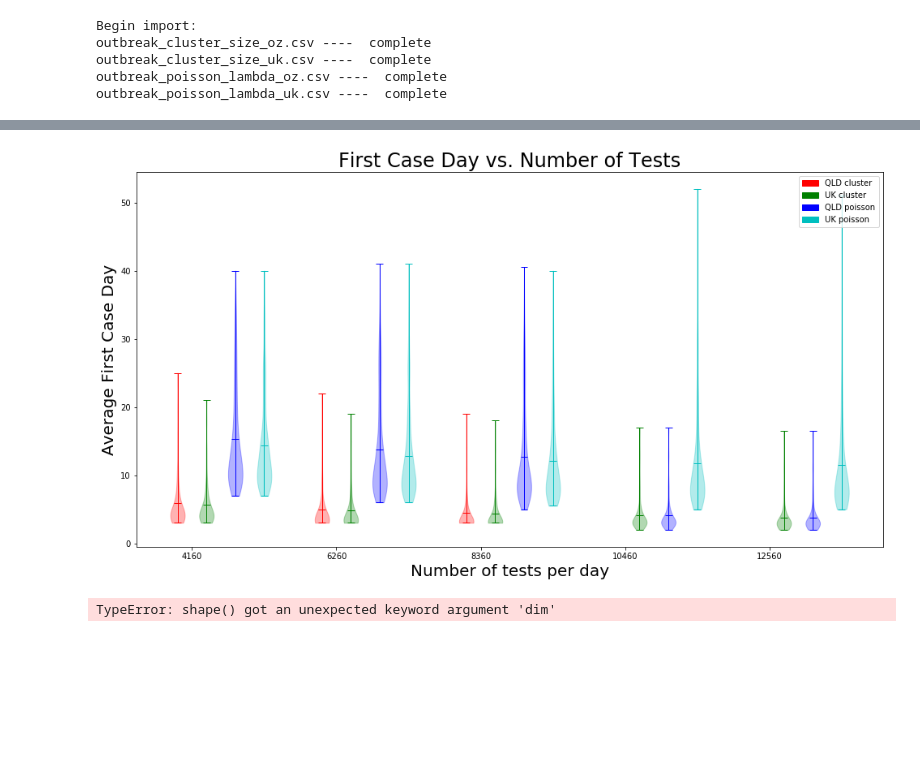
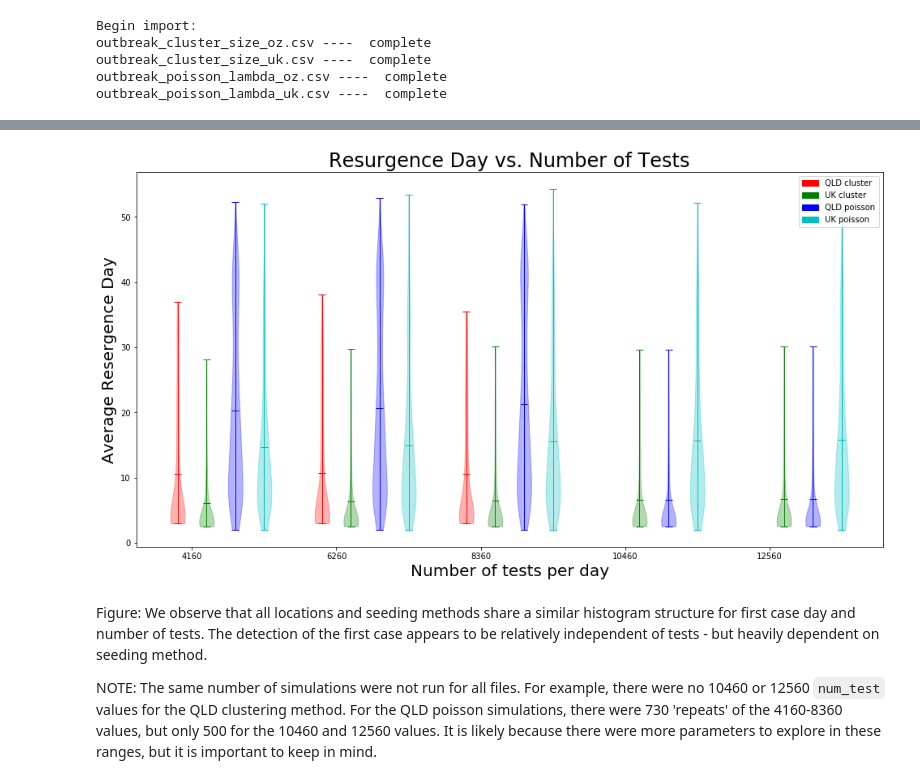
Before and after one commit to brain-modelling-group/covid-ra-sandbox, a Jupyter notebook: notebooks/OutcomeDays_Poisson_vs_Cluster.ipynb, the cells around one changed output, grey strips where cells are left out. Cells and saved outputs as stored; diff of their text form; code cells hidden in the pictures; blank space fills up the shorter version.

Commit message:
Figure Creation
Creating figures for the different milestone days.
Combined in LaTeX to create a single pdf.

```diff
--- a/notebooks/OutcomeDays_Poisson_vs_Cluster.ipynb
+++ b/notebooks/OutcomeDays_Poisson_vs_Cluster.ipynb
@@ -72,29 +69,29 @@ id_bool = ['','outbreak','resurgence']
 # %%
 # Create violin plots for the number of tests used, and the iq_factor
 
-# Find the unique values for each
 
+# Obtain the number of files we will be examining
+class_names = ['QLD_c','UK_c','QLD_p','UK_p']
+Gdata_num_tests = {} # Create data structure for grouping by num_tests
+# Here, we cycle through each set of simulations and separate the data by iq_factor and num_tests value
+for jj in range(4):
 
-# Sort the data for each unique value into arrays
-class_names = ['QLD_c','UK_c','QLD_p','UK_p']
-Gdata_num_tests = {}
-for jj in range(4):
+    # Find the unique x variables we will be comparing
     unique_num_tests = np.unique(data[jj]['num_tests'])
-#     print(unique_num_tests)
-
     unique_iq_factor = np.unique(data[jj]['iq_factor'])
-#     print(unique_iq_factor)
 
     # Number of tests
-    # Data grouped by number of tests -- assumes that each unique element has the same number of trials
+    # Data grouped by number of tests -- assumes that each unique value has the same number of simulations
     id_this_val = np.where(data[jj]['num_tests'] == unique_num_tests[0])
+    # Prepare the grouped data structure for this file name
     Gdata_num_tests[class_names[jj]] = np.zeros([np.size(unique_num_tests),int(np.size(id_this_val))])
-    print(class_names[jj])
+    print(class_names[jj]) # Track progress
 
-    for ii in range(np.size(unique_num_tests)):
+    for ii in range(np.size(unique_num_tests)): # Group by each value of num_tests
         id_this_val = np.where(data[jj]['num_tests'] == unique_num_tests[ii]) # Find when it is equal to this value
-        print(np.size(data[jj]['first_case_day_md'][id_this_val[0]]))
-        Gdata_num_tests[class_names[jj]][ii,0:np.size(id_this_val)] = data[jj]['first_case_day_md'][id_this_val[0]]
+        print(np.size(data[jj]['resurgence_day_av'][id_this_val[0]])) # Not an even number in each...?
+        # Insert the first_case_day_median for all trials of this num_tests
+        Gdata_num_tests[class_names[jj]][ii,0:np.size(id_this_val)] = data[jj]['resurgence_day_av'][id_this_val[0]]
 
 
 
@@ -129,38 +126,38 @@ fig.set_size_inches(16.5, 8.5)
 
 # colours
 col = ['r','g','b','c']
 fake_p = [0,0,0,0]
 for ii in range(4):
     Dataset = Gdata_num_tests[class_names[ii]][:,:]
     N_s = np.size(Dataset[:,1]) # Number of sizes
     Dataset[Dataset==0] = np.nan
 
     pos = pos + 1
     for jj in range(N_s):
         mask = ~np.isnan(Dataset[jj,:]) # Removing NaN but keeping structure
         plot_Data = np.array(Dataset[jj,mask])
         vp = plt.violinplot(plot_Data.T,positions = [1+pos[jj]],showmeans = True)
 
         for partname in ('cbars','cmins','cmaxes','cmeans'):
             v = vp[partname]
             v.set_edgecolor(col[ii])
             v.set_linewidth(1)
 
         for pc in vp['bodies']:
             pc.set_facecolor(col[ii])
             pc.set_edgecolor(col[ii])
 
         fake_p[ii] = mpatches.Patch(color=col[ii]) #using this for legend - violinplot has no label parameter :(
 
 plt.legend([fake_p[0], fake_p[1], fake_p[2], fake_p[3]],['QLD cluster','UK cluster','QLD poisson','UK poisson'])
-plt.title('First Case Day vs. Number of Tests',FontSize = 24)
+plt.title('Resurgence Day vs. Number of Tests',FontSize = 24)
 plt.xlabel('Number of tests per day',FontSize = 20)
-plt.ylabel('Average First Case Day',FontSize = 20)
+plt.ylabel('Average Resergence Day',FontSize = 20)
 plt.xticks(pos-1.5, unique_num_tests)
-plt.savefig('Preliminary_FirstCaseDay_vs_NumTests_Figure.pdf')
+plt.savefig('Preliminary_ResurgentDayAv_vs_NumTests_Figure.pdf')
 # %% [output]
-[figure, old version]
+[figure, new version]
-# %%
-print(np.shape([Dataset[:,:]>0],dim=1))
-# %% [output]
-TypeError: shape() got an unexpected keyword argument 'dim'
+# %% [markdown]
+Figure: We observe that all locations and seeding methods share a similar histogram structure for first case day and number of tests. The detection of the first case appears to be relatively independent of tests - but heavily dependent on seeding method.
+
+NOTE: The same number of simulations were not run for all files. For example, there were no 10460 or 12560 `num_test` values for the QLD clustering method. For the QLD poisson simulations, there were 730 'repeats' of the 4160-8360 values, but only 500 for the 10460 and 12560 values. It is likely because there were more parameters to explore in these ranges, but it is important to keep in mind.
```
Also changed, not shown: parts of 1 cell of this notebook, 8 other files.
